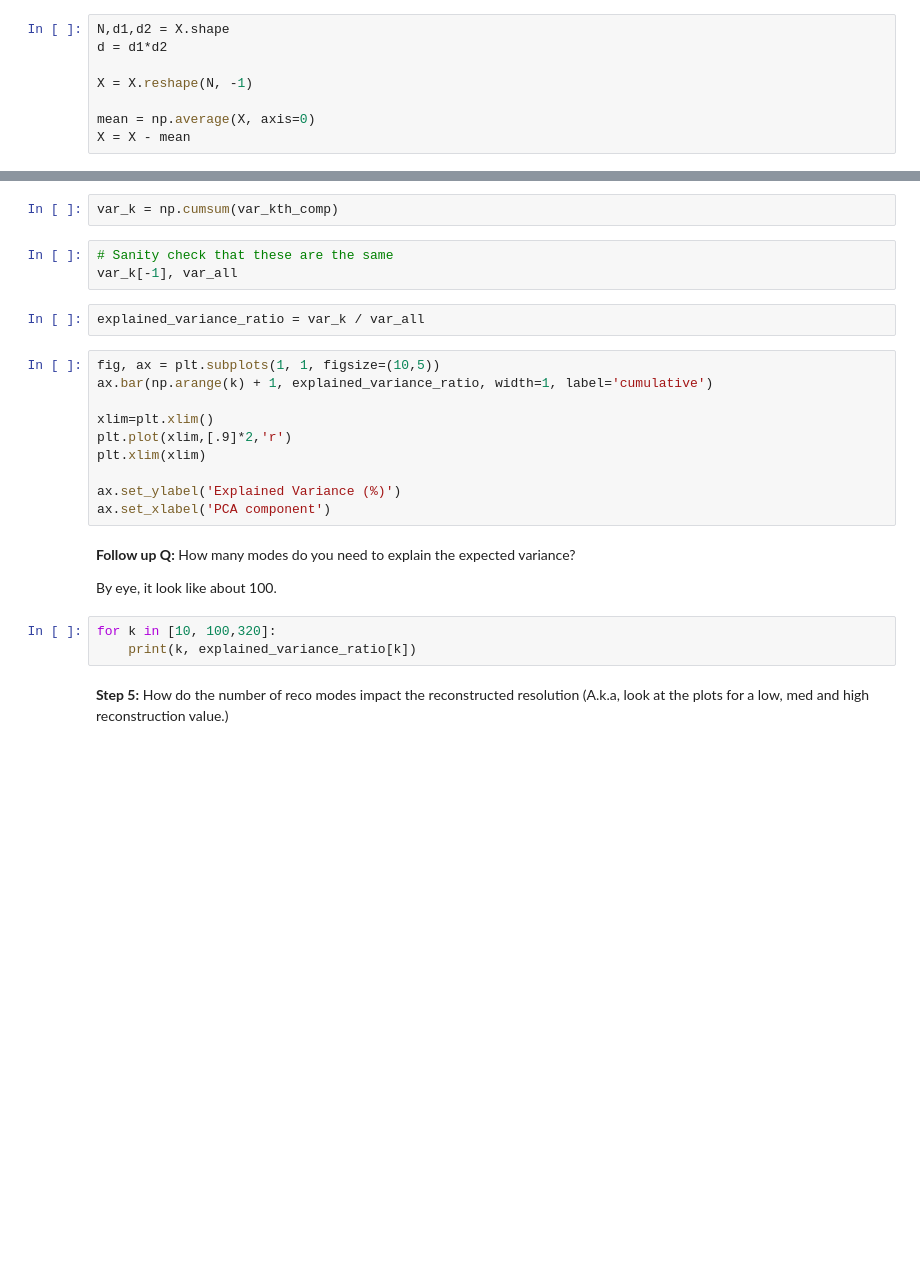
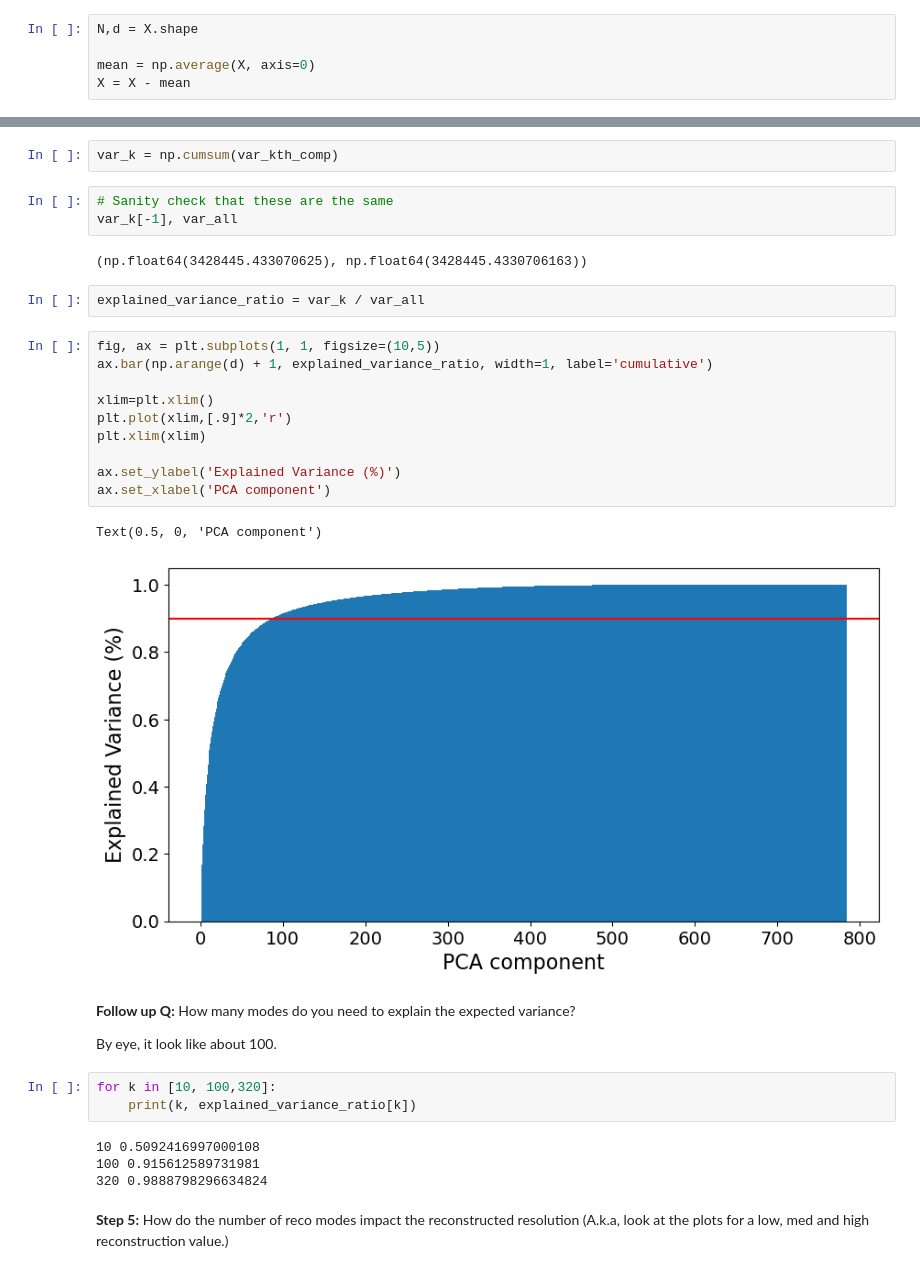
Before and after one commit to odsl-team/block-course-feb25-ML, a Jupyter notebook: tutorials/04_PCA-MNIST-SOLN.ipynb, the cells around one changed output, grey strips where cells are left out. Cells and saved outputs as stored; diff of their text form; blank space fills up the shorter version.

```diff
--- a/tutorials/04_PCA-MNIST-SOLN.ipynb
+++ b/tutorials/04_PCA-MNIST-SOLN.ipynb
@@ -77,9 +77,6 @@ plot(X)
 - Subtract off the mean
 # %%
-N,d1,d2 = X.shape
-d = d1*d2
-
-X = X.reshape(N, -1)
+N,d = X.shape
 
 mean = np.average(X, axis=0)
 X = X - mean
@@ -140,18 +146,23 @@ var_k = np.cumsum(var_kth_comp)
 # %%
 # Sanity check that these are the same
 var_k[-1], var_all
+# %% [output]
+(np.float64(3428445.433070625), np.float64(3428445.4330706163))
 # %%
 explained_variance_ratio = var_k / var_all
 # %%
 fig, ax = plt.subplots(1, 1, figsize=(10,5))
-ax.bar(np.arange(k) + 1, explained_variance_ratio, width=1, label='cumulative')
+ax.bar(np.arange(d) + 1, explained_variance_ratio, width=1, label='cumulative')
 
 xlim=plt.xlim()
 plt.plot(xlim,[.9]*2,'r')
 plt.xlim(xlim)
 
 ax.set_ylabel('Explained Variance (%)')
 ax.set_xlabel('PCA component')
+# %% [output]
+Text(0.5, 0, 'PCA component')
+[figure, added]
 # %% [markdown]
 **Follow up Q:** How many modes do you need to explain the expected variance?
 
@@ -159,6 +170,10 @@ By eye, it look like about 100.
 # %%
 for k in [10, 100,320]:
     print(k, explained_variance_ratio[k])
+# %% [output]
+10 0.5092416997000108
+100 0.915612589731981
+320 0.9888798296634824
 # %% [markdown]
 **Step 5:** How do the number of reco modes impact the reconstructed resolution (A.k.a, look at the plots for a low, med and high reconstruction value.)
 # %%
```
Also changed, not shown: parts of 12 cells of this notebook, 1 other file.
